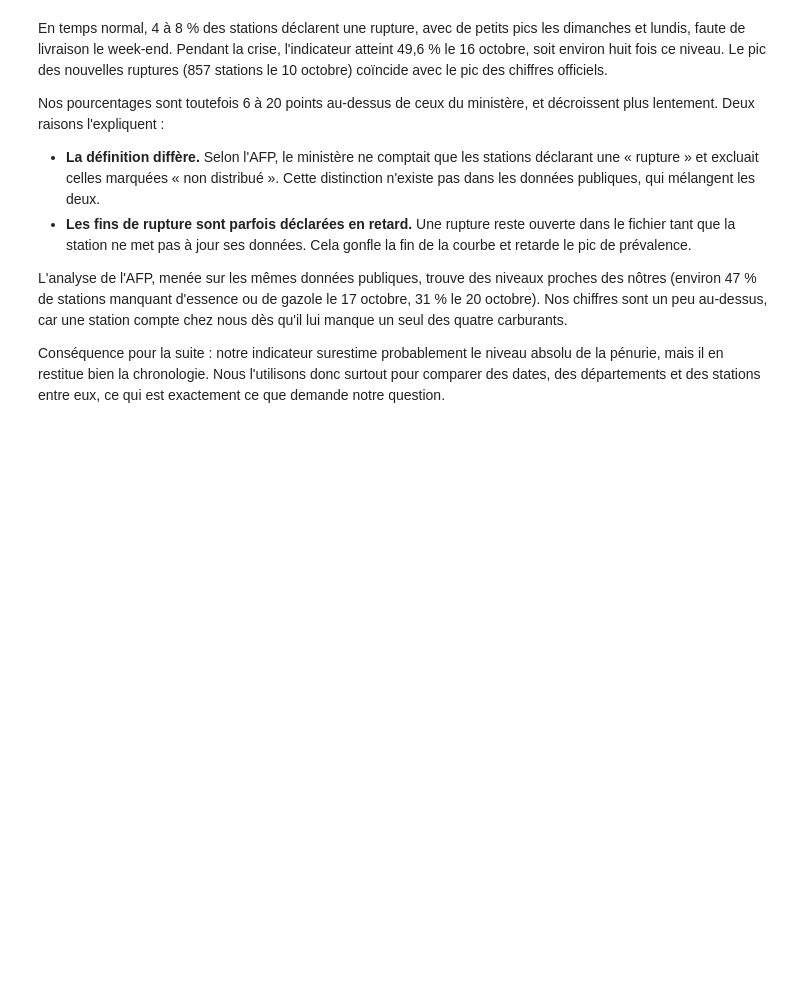
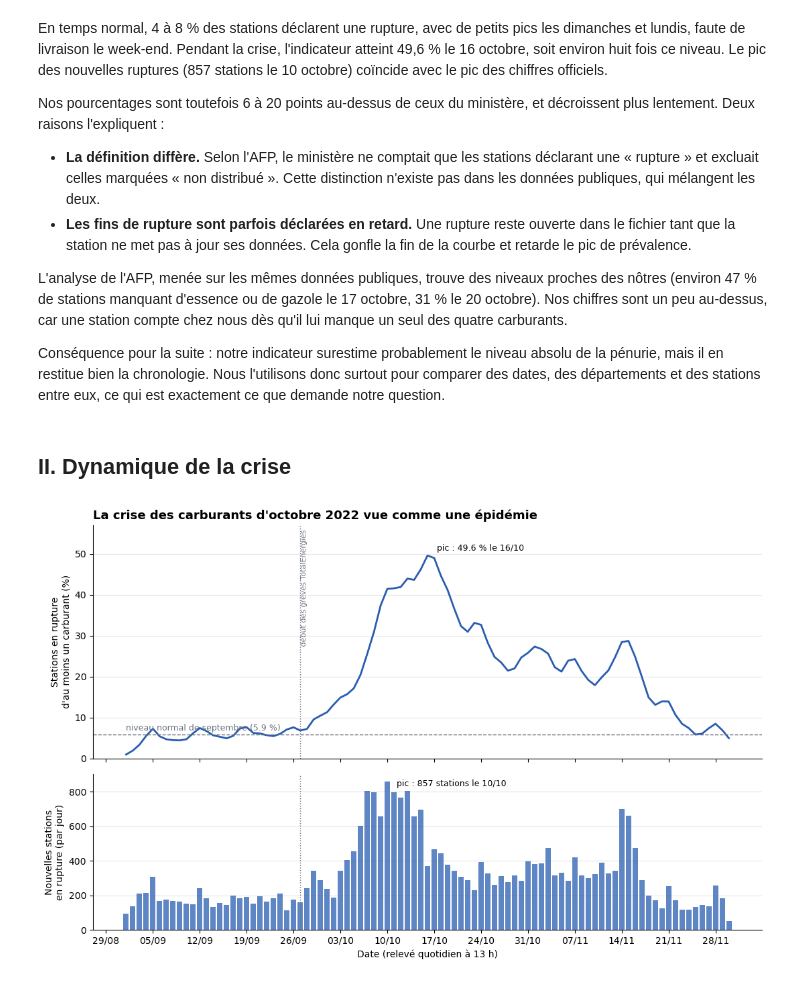
Before and after one commit to sliabes/Projet-python-, a Jupyter notebook: main.ipynb, the cells around one changed output. Cells and saved outputs as stored; diff of their text form; code cells hidden in the pictures; blank space fills up the shorter version.

Commit message:
courbe épidémique

```diff
--- a/main.ipynb
+++ b/main.ipynb
@@ -148,0 +155,5 @@ _Chiffres officiels quotidiens du ministère de la Transition énergétique, pop
+# %%
+panel = indicateurs.panel_station_jour(df_ruptures_propres, df_stations)
+panel = indicateurs.ajouter_nouvelles_ruptures(panel)
+df_prev = indicateurs.prevalence(panel)
+df_prev.head()
@@ -156,10 +174,10 @@ Avant d'analyser la crise, nous vérifions que cet indicateur est fiable de troi
 2. **La date du pic** doit correspondre à celle des sources officielles.
 3. **Son niveau pendant la crise** doit être comparable aux chiffres publiés : ceux du ministère de la Transition énergétique, et ceux de l'analyse indépendante de l'AFP sur les mêmes données publiques.
 # %%
-"""niveau_normal = df_prev.set_index("jour").loc["2022-09-05":"2022-09-25", "pct_en_rupture"]
+niveau_normal = df_prev.set_index("jour").loc["2022-09-05":"2022-09-25", "pct_en_rupture"]
 pic_prevalence = df_prev.loc[df_prev["pct_en_rupture"].idxmax()]
 pic_incidence = df_prev.loc[df_prev["nouvelles_ruptures"].idxmax()]
 
 print(f"Niveau normal (5-25 septembre) : {niveau_normal.min():.1f} % à {niveau_normal.max():.1f} %, moyenne {niveau_normal.mean():.1f} %")
 print(f"Pic de prévalence : {pic_prevalence['pct_en_rupture']:.1f} % le {pic_prevalence['jour']:%d/%m}")
-print(f"Pic d'incidence : {pic_incidence['nouvelles_ruptures']} nouvelles stations en rupture le {pic_incidence['jour']:%d/%m}")"""
+print(f"Pic d'incidence : {pic_incidence['nouvelles_ruptures']} nouvelles stations en rupture le {pic_incidence['jour']:%d/%m}")
@@ -180,3 +204,13 @@ Nos pourcentages sont toutefois 6 à 20 points au-dessus de ceux du ministère,
 L'analyse de l'AFP, menée sur les mêmes données publiques, trouve des niveaux proches des nôtres (environ 47 % de stations manquant d'essence ou de gazole le 17 octobre, 31 % le 20 octobre). Nos chiffres sont un peu au-dessus, car une station compte chez nous dès qu'il lui manque un seul des quatre carburants.
 
 Conséquence pour la suite : notre indicateur surestime probablement le niveau absolu de la pénurie, mais il en restitue bien la chronologie. Nous l'utilisons donc surtout pour comparer des dates, des départements et des stations entre eux, ce qui est exactement ce que demande notre question.
+# %% [markdown]
+## II. Dynamique de la crise
+# %%
+fig = visualisation.courbe_epidemique(
+    df_prev,
+    niveau_normal=niveau_normal.mean(),
+    dates_cles={"2022-09-27": "début des grèves TotalEnergies"},
+)
+# %% [output]
+[figure, added]
```
Also changed, not shown: parts of 7 cells of this notebook, 2 other files.
